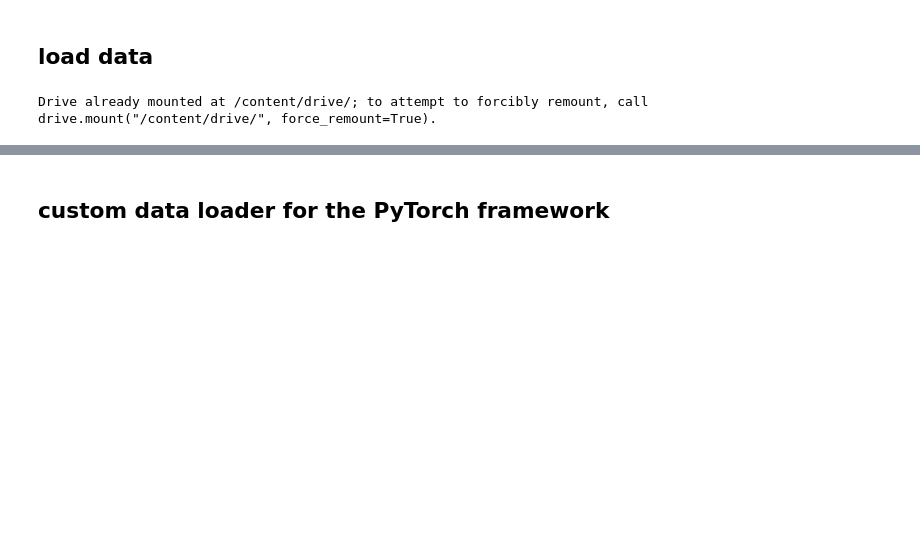
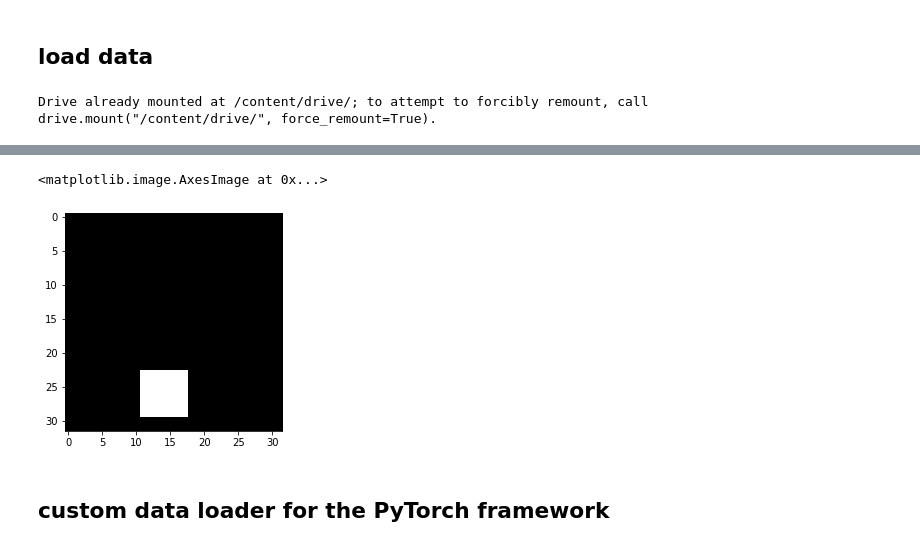
Before and after one commit to tolom131/machine-learning-project, a Jupyter notebook: assignment/10/assignment_10.ipynb, the cells around one changed output, grey strips where cells are left out. Saved outputs shown, nothing was run; the diff lists cells and outputs as text; code cells hidden in the pictures; blank space fills up the shorter version.

```diff
--- a/assignment/10/assignment_10.ipynb
+++ b/assignment/10/assignment_10.ipynb
@@ -32,3 +59,9 @@ Drive already mounted at /content/drive/; to attempt to forcibly remount, call d
+# %%
+image = image_clean[1000]
+plt.imshow(image, cmap="gray")
+# %% [output]
+<matplotlib.image.AxesImage at 0x...>
+[figure, added]
 # %% [markdown]
 ## custom data loader for the PyTorch framework
 # %%
```
Also changed, not shown: parts of 7 cells of this notebook.
